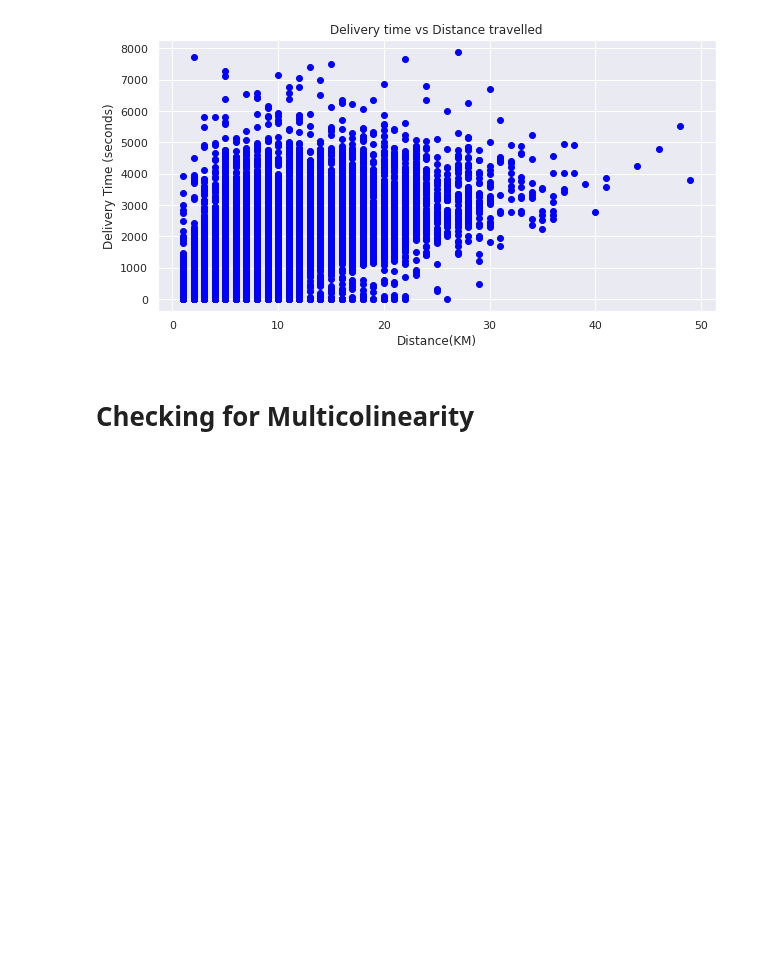
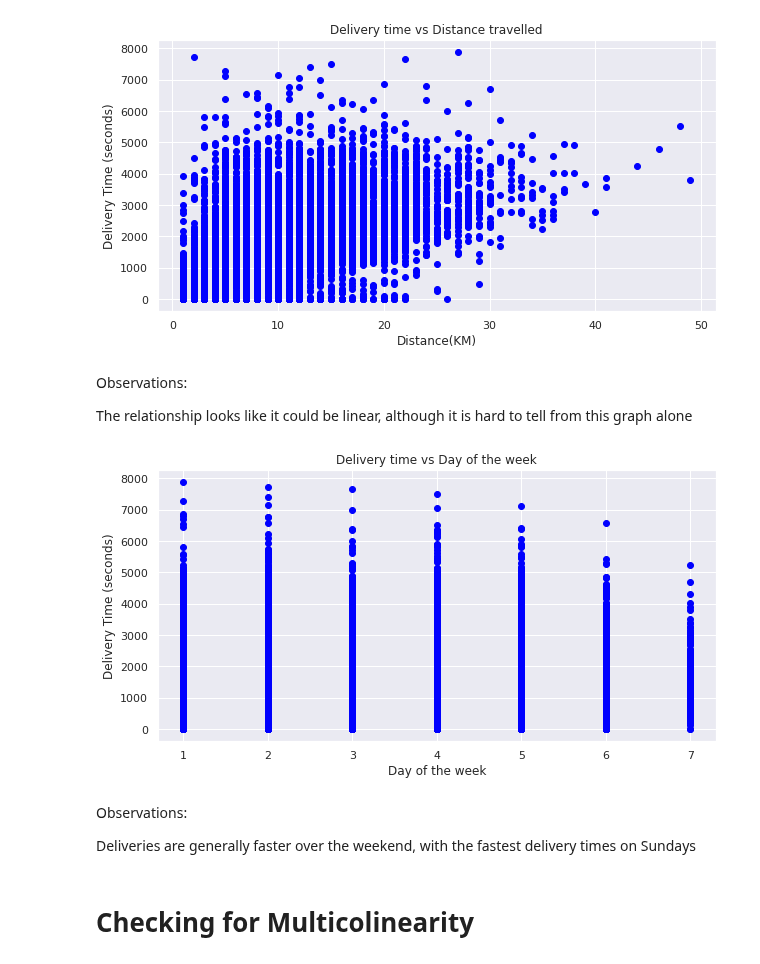
Before and after one commit to NicoleMeinie/Regression, a Jupyter notebook: Zindi.ipynb, the cells around one changed output. Saved outputs shown, nothing was run; the diff lists cells and outputs as text; code cells hidden in the pictures; blank space fills up the shorter version.

```diff
--- a/Zindi.ipynb
+++ b/Zindi.ipynb
@@ -105,6 +108,26 @@ _ = plt.ylabel('Delivery Time (seconds)')
 plt.show()
 # %% [output]
 [figure]
+# %% [markdown]
+Observations:
+
+The relationship looks like it could be linear, although it is hard to tell from this graph alone
+# %%
+# Exploring the relationship between the day of week that arders are placed and the delivery times
+
+sns.set()
+_ = plt.figure(figsize = (10,5))
+_ = plt.scatter(Train.iloc[:,12],Train.iloc[:,28], color = 'blue')
+_ = plt.title('Delivery time vs Day of the week')
+_ = plt.xlabel('Day of the week')
+_ = plt.ylabel('Delivery Time (seconds)')
+plt.show()
+# %% [output]
+[figure, added]
+# %% [markdown]
+Observations:
+
+Deliveries are generally faster over the weekend, with the fastest delivery times on Sundays
 # %% [markdown]
 # Checking for Multicolinearity
 # %%
```
Also changed, not shown: parts of 6 cells of this notebook.
